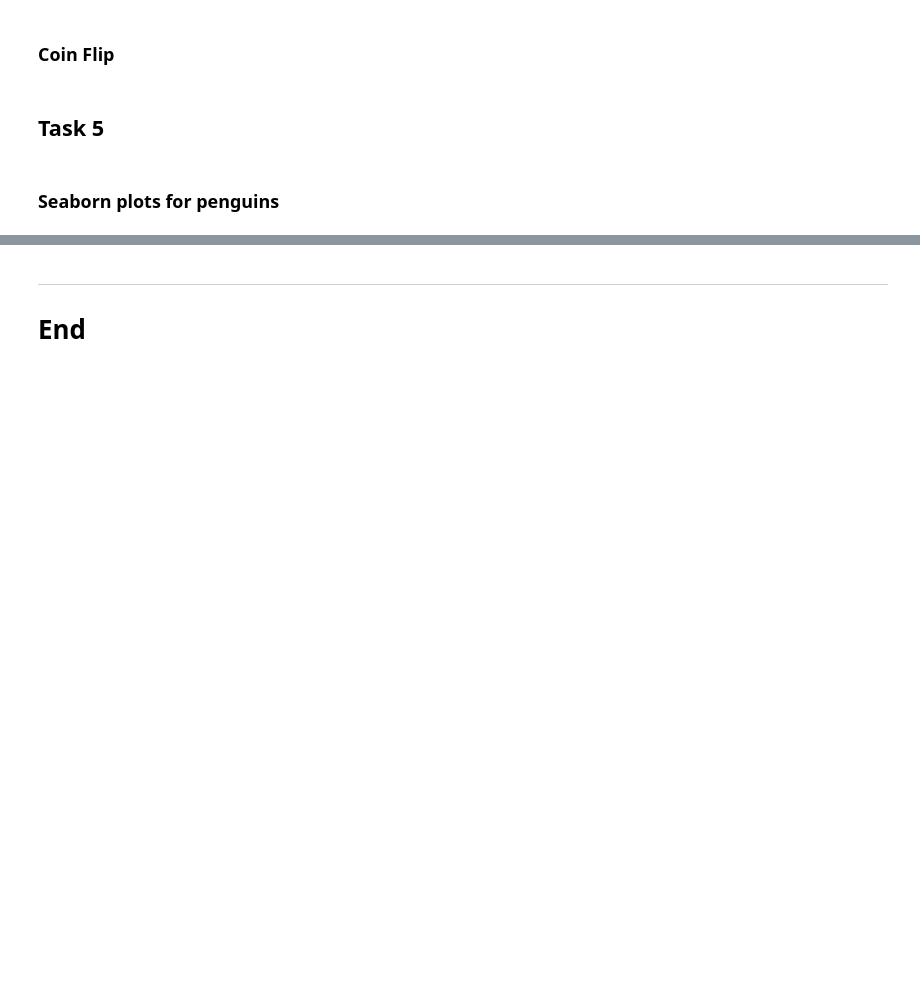
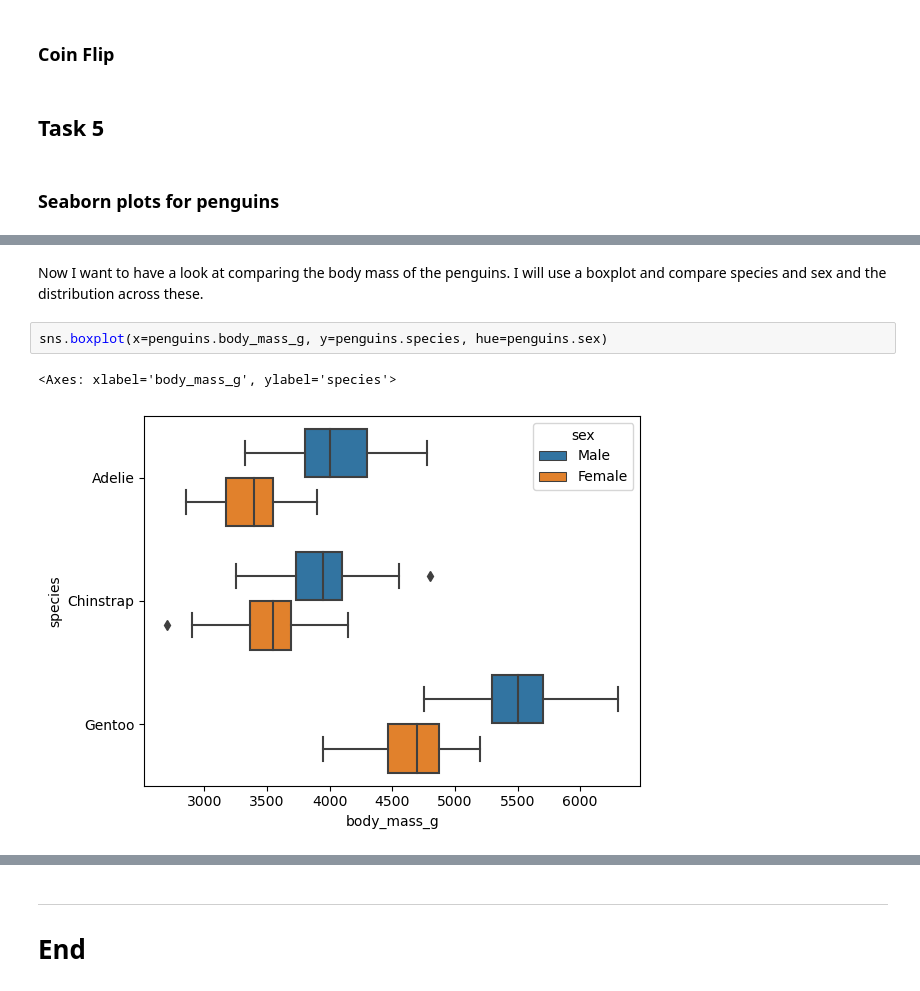
Before and after one commit to nexlanglxm/fundamentals-of-data-analysis, a Jupyter notebook: tasks.ipynb, the cells around one changed output, grey strips where cells are left out. Cells and saved outputs as stored; diff of their text form; blank space fills up the shorter version.

```diff
--- a/tasks.ipynb
+++ b/tasks.ipynb
@@ -150,0 +150,7 @@ The variables are as listed above
+# %% [markdown]
+Now I want to have a look at comparing the body mass of the penguins. I will use a boxplot and compare species and sex and the distribution across these.
+# %%
+sns.boxplot(x=penguins.body_mass_g, y=penguins.species, hue=penguins.sex)
+# %% [output]
+<Axes: xlabel='body_mass_g', ylabel='species'>
+[figure, added]
```
Also changed, not shown: parts of 26 cells of this notebook.
